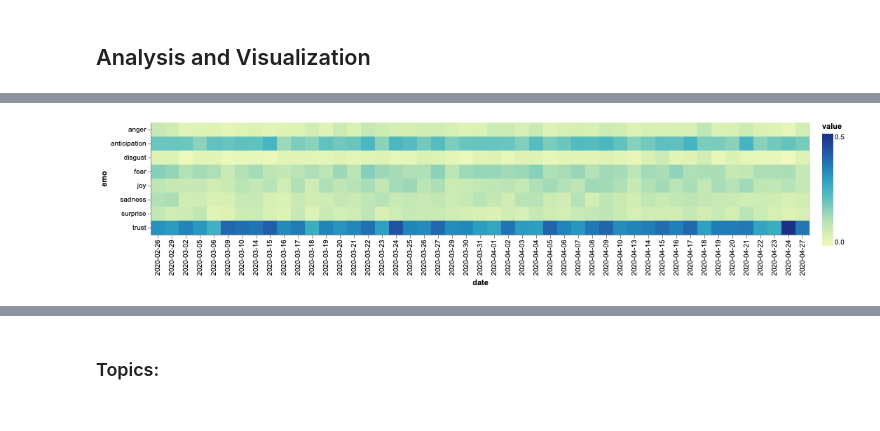
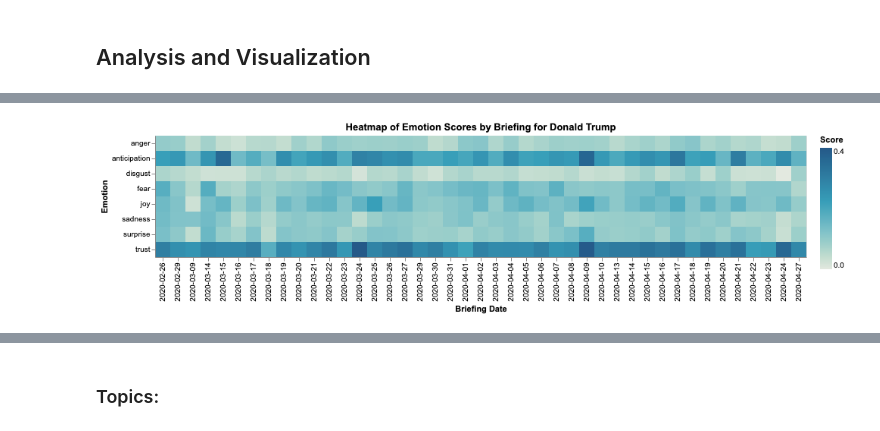
Before and after one commit to brendoncampbell/corona-briefing-tones, a Jupyter notebook: src/briefing_analysis.ipynb, the cells around one changed output, grey strips where cells are left out. Cells and saved outputs as stored; diff of their text form; code cells hidden in the pictures.

```diff
--- a/src/briefing_analysis.ipynb
+++ b/src/briefing_analysis.ipynb
@@ -477,14 +492,25 @@ briefings_by_date.sort_values(by='fear', ascending=False).head(5)
 # %%
-speaker_feels = briefings_df
-speaker_feels = speaker_feels.drop(columns=['topic_score', 'positive', 'negative'])
-speaker_feels_by_date = speaker_feels.groupby(['date']).mean().reset_index()
-speaker_feels_by_date = speaker_feels_by_date.melt('date', var_name='emo', value_name='value')
+# plot heatmap by date for a speaker
+
+def emo_heatmap_by_date(speaker):
+    """
+    Generates a heatmap of emotion scores per briefing
+    for the specied speaker.
+    """
+
+    speaker_feels = briefings_df[briefings_df['speaker']==speaker]
+    speaker_feels = speaker_feels.drop(columns=['topic_score', 'positive', 'negative'])
+
+    speaker_feels_by_date = speaker_feels.groupby(['date']).mean().reset_index()
+    speaker_feels_by_date = speaker_feels_by_date.melt('date', var_name='emo', value_name='score')
 
 
-alt.Chart(speaker_feels_by_date).mark_rect().encode(
-    x='date:O',
-    y='emo:N',
-    color='value:Q'
-)
+    plot = alt.Chart(speaker_feels_by_date).mark_rect().encode(
+        alt.X('date:O', axis=alt.Axis(title='Briefing Date')),
+        alt.Y('emo:N', axis=alt.Axis(title='Emotion')),
+        alt.Color('score:Q',
+                  legend=alt.Legend(title='Score'),
+                  scale=alt.Scale(scheme='lighttealblue'))
+    ).properties(title = "Heatmap of Emotion Scores by Briefing for "+speaker)
+
+    return plot
-# %% [output]
-[figure, removed]
@@ -507,0 +517,4 @@ def emo_date_heatmap(speaker):
+# %%
+emo_heatmap_by_date('Donald Trump')
+# %% [output]
+[figure, added]
```
Also changed, not shown: parts of 36 cells of this notebook.
